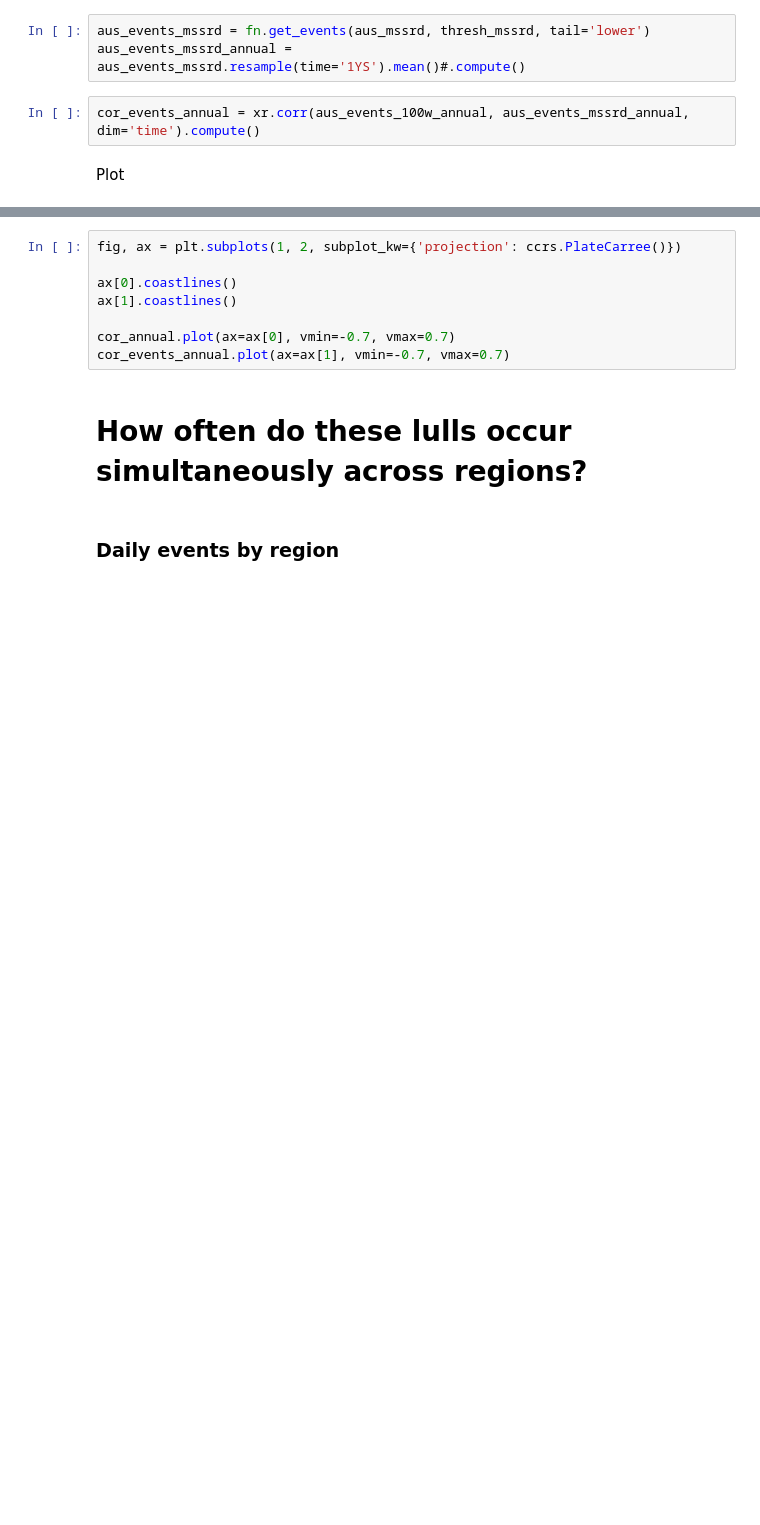
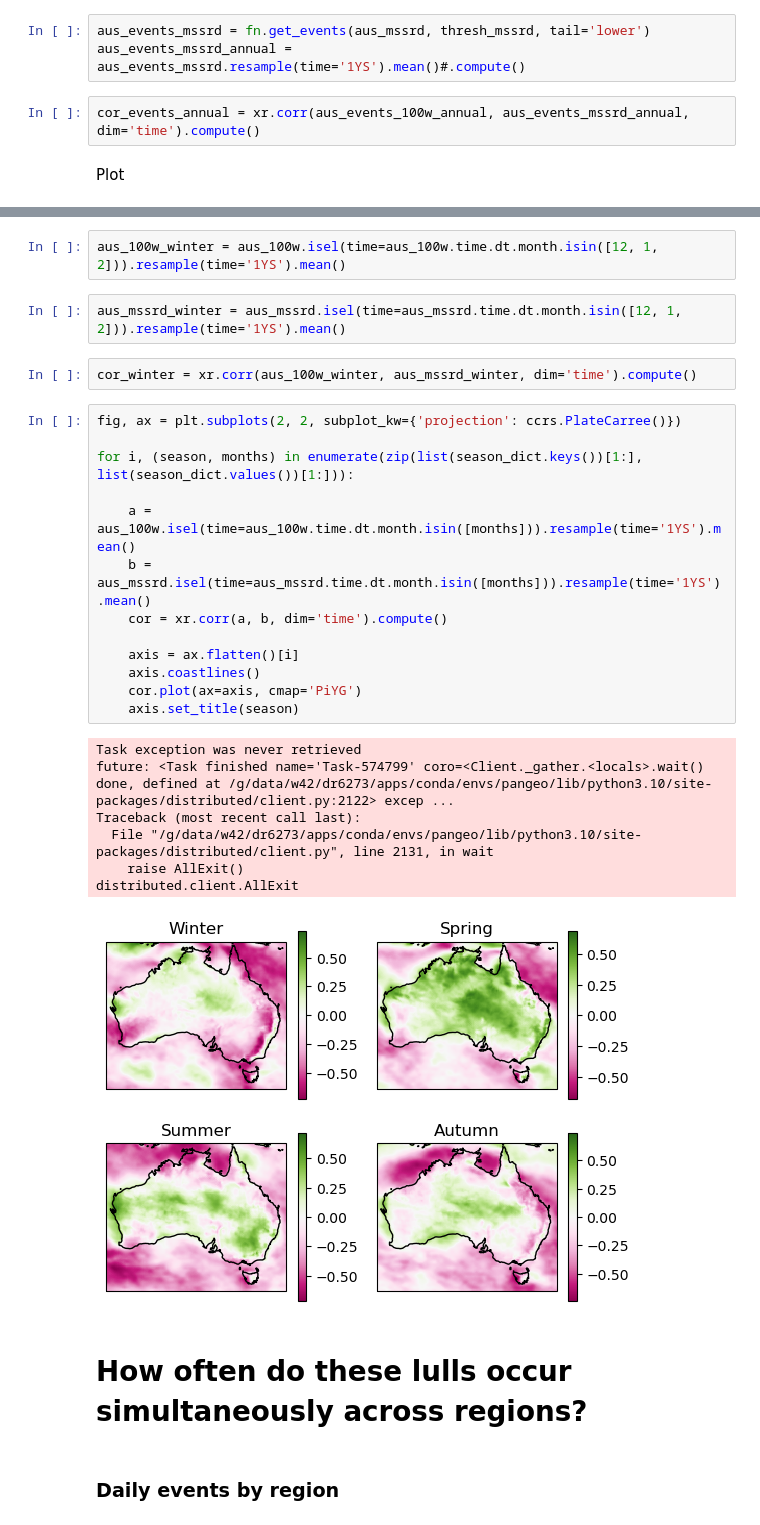
Before and after one commit to dougrichardson/Richardson_2023_energy, a Jupyter notebook: 1_energy_events.ipynb, the cells around one changed output, grey strips where cells are left out. Drawn from its saved outputs; the diff is of its cells as text; blank space fills up the shorter version.

```diff
--- a/1_energy_events.ipynb
+++ b/1_energy_events.ipynb
@@ -394,11 +398,30 @@ p = cor_events_annual.plot(ax=ax[1], vmin=-0.7, vmax=0.7, add_colorbar=False)
+# %%
+aus_100w_winter = aus_100w.isel(time=aus_100w.time.dt.month.isin([12, 1, 2])).resample(time='1YS').mean()
+# %%
+aus_mssrd_winter = aus_mssrd.isel(time=aus_mssrd.time.dt.month.isin([12, 1, 2])).resample(time='1YS').mean()
+# %%
+cor_winter = xr.corr(aus_100w_winter, aus_mssrd_winter, dim='time').compute()
 # %%
-fig, ax = plt.subplots(1, 2, subplot_kw={'projection': ccrs.PlateCarree()})
+fig, ax = plt.subplots(2, 2, subplot_kw={'projection': ccrs.PlateCarree()})
 
-ax[0].coastlines()
-ax[1].coastlines()
+for i, (season, months) in enumerate(zip(list(season_dict.keys())[1:], list(season_dict.values())[1:])):
 
-cor_annual.plot(ax=ax[0], vmin=-0.7, vmax=0.7)
-cor_events_annual.plot(ax=ax[1], vmin=-0.7, vmax=0.7)
+    a = aus_100w.isel(time=aus_100w.time.dt.month.isin([months])).resample(time='1YS').mean()
+    b = aus_mssrd.isel(time=aus_mssrd.time.dt.month.isin([months])).resample(time='1YS').mean()
+    cor = xr.corr(a, b, dim='time').compute()
+
+    axis = ax.flatten()[i]
+    axis.coastlines()
+    cor.plot(ax=axis, cmap='PiYG')
+    axis.set_title(season)
+# %% [output]
+Task exception was never retrieved
+future: <Task finished name='Task-574799' coro=<Client._gather.<locals>.wait() done, defined at /g/data/w42/dr6273/apps/conda/envs/pangeo/lib/python3.10/site-packages/distributed/client.py:2122> excep ...
+Traceback (most recent call last):
+  File "/g/data/w42/dr6273/apps/conda/envs/pangeo/lib/python3.10/site-packages/distributed/client.py", line 2131, in wait
+    raise AllExit()
+distributed.client.AllExit
+[figure, added]
 # %% [markdown]
 # How often do these lulls occur simultaneously across regions?
 # %% [markdown]
```
Also changed, not shown: parts of 5 cells of this notebook.
